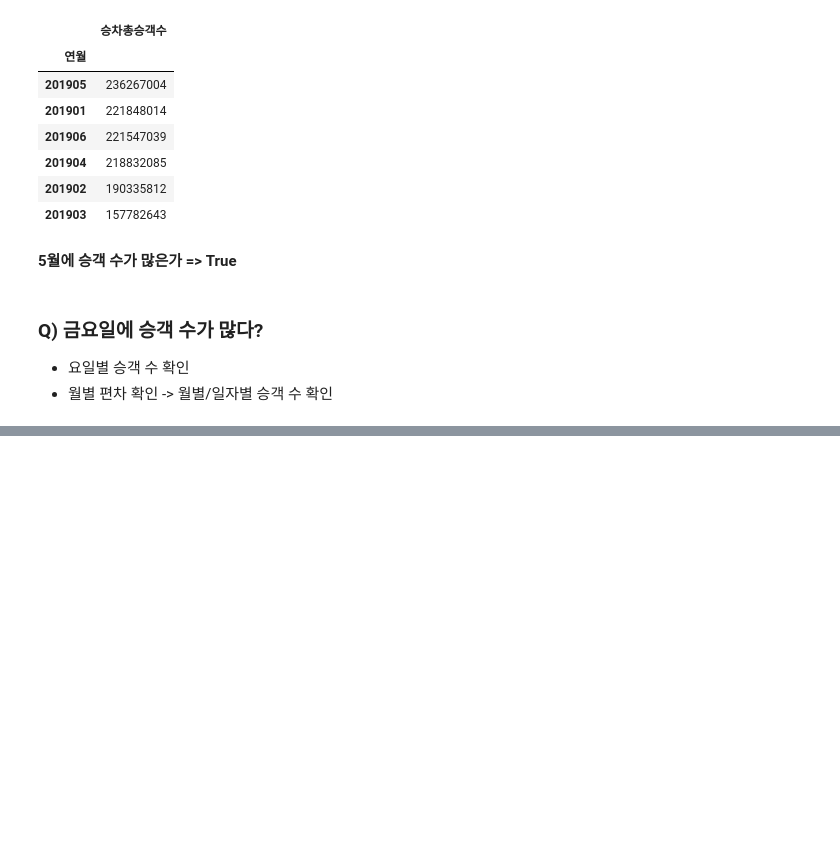
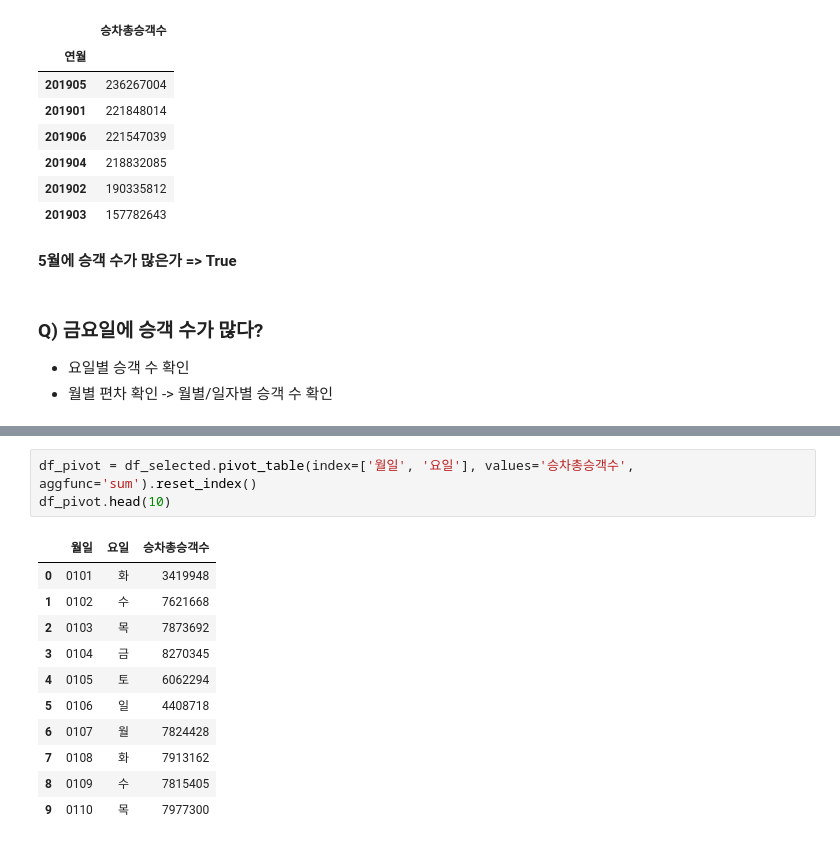
Before and after one commit to flyingdotori/LS_ML, a Jupyter notebook: Section5_Subway.ipynb, the cells around one changed output, grey strips where cells are left out. Cells and saved outputs as stored; diff of their text form; blank space fills up the shorter version.

```diff
--- a/Section5_Subway.ipynb
+++ b/Section5_Subway.ipynb
@@ -325,0 +365,15 @@ data_month
+# %%
+df_pivot = df_selected.pivot_table(index=['월일', '요일'], values='승차총승객수', aggfunc='sum').reset_index()
+df_pivot.head(10)
+# %% [output]
+|  | 월일 | 요일 | 승차총승객수 |
+| 0 | 0101 | 화 | 3419948 |
+| 1 | 0102 | 수 | 7621668 |
+| 2 | 0103 | 목 | 7873692 |
+| 3 | 0104 | 금 | 8270345 |
+| 4 | 0105 | 토 | 6062294 |
+| 5 | 0106 | 일 | 4408718 |
+| 6 | 0107 | 월 | 7824428 |
+| 7 | 0108 | 화 | 7913162 |
+| 8 | 0109 | 수 | 7815405 |
+| 9 | 0110 | 목 | 7977300 |
```
Also changed, not shown: parts of 10 cells of this notebook.
